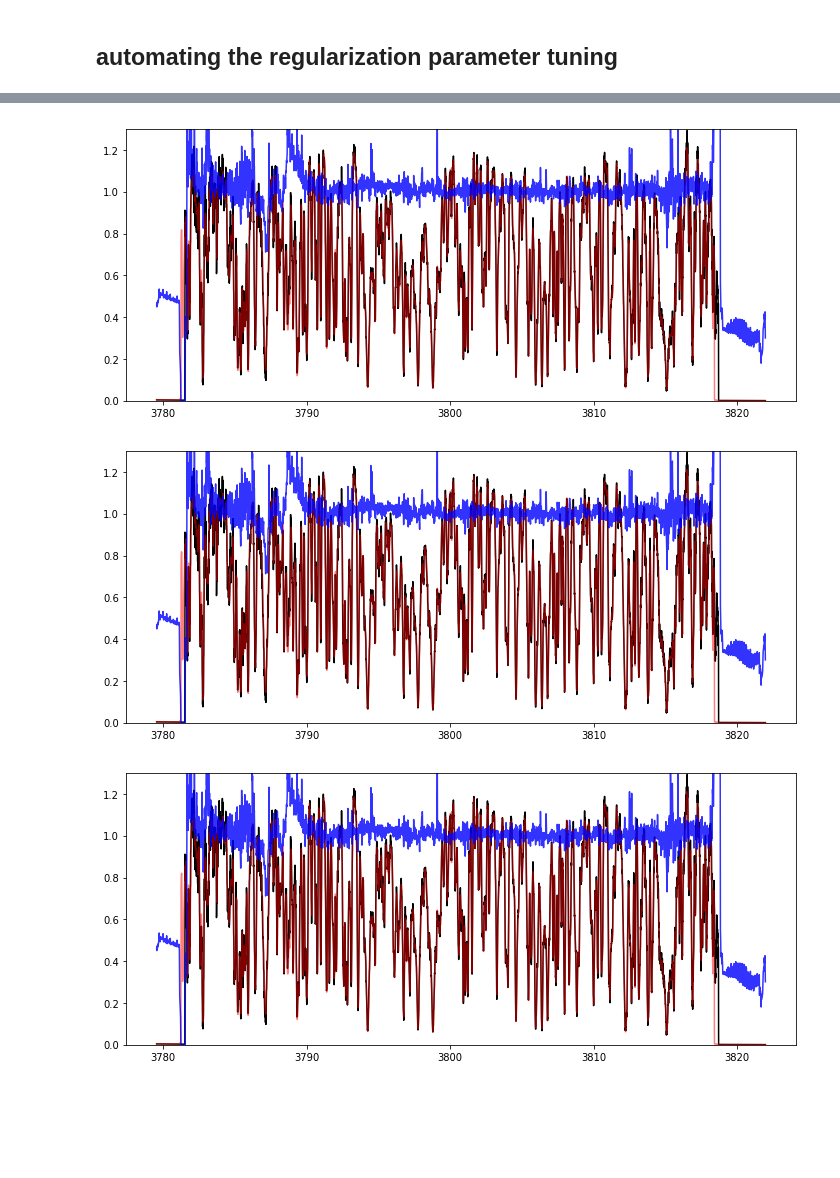
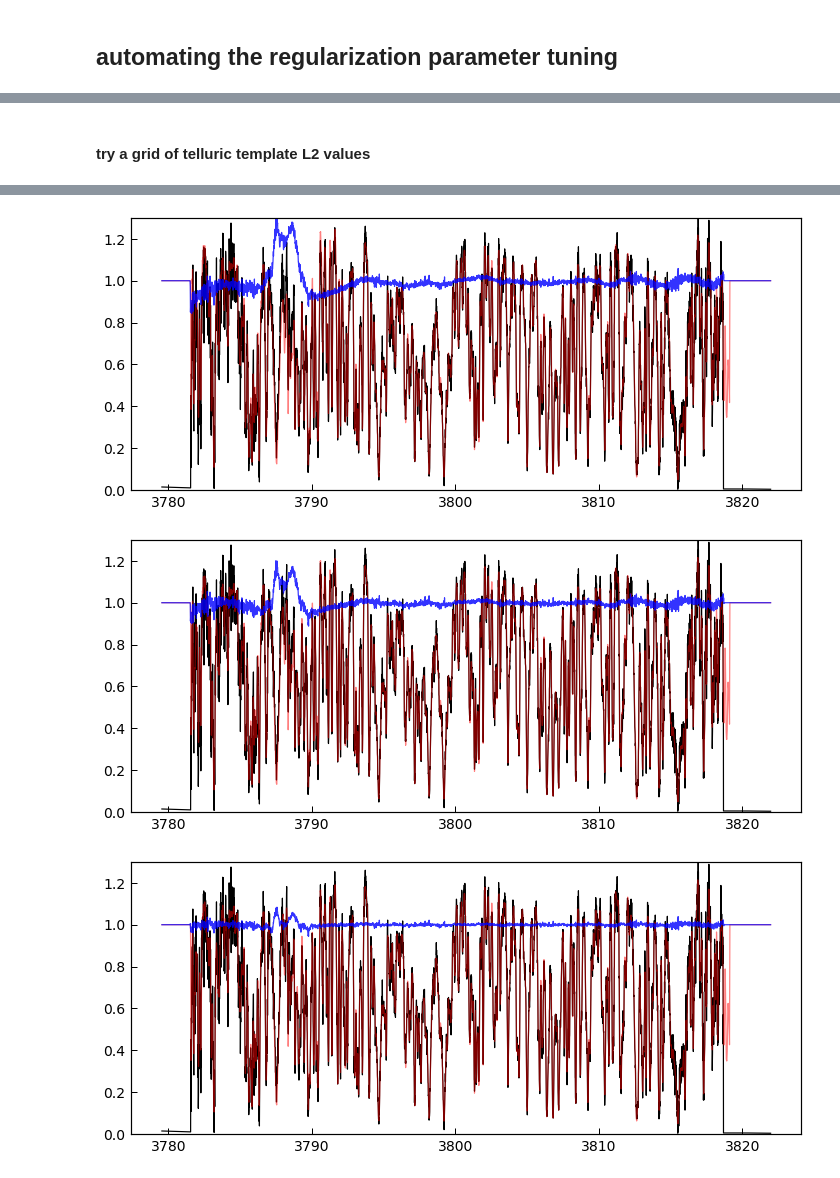
Before and after one commit to megbedell/wobble, a Jupyter notebook: regularization3.ipynb, the cells around one changed output, grey strips where cells are left out. Saved outputs shown, nothing was run; the diff lists cells and outputs as text; code cells hidden in the pictures; blank space fills up the shorter version.

```diff
--- a/regularization3.ipynb
+++ b/regularization3.ipynb
@@ -10,7 +10,7 @@ from tqdm import tqdm
 # %%
 starname = '51peg'
 o = 0
-data = wobble.Data(starname+'_e2ds.hdf5', filepath='data/', orders=[o])
+data = wobble.Data(starname+'_e2ds.hdf5', filepath='data/', orders=[o], padding=3)
 results = wobble.Results(data=data)
 # %%
 validation_epochs = np.random.choice(data.N, data.N//10, replace=False)
@@ -47,5 +50,6 @@ for key in zero_regularization_dict:
 # %%
-def test_regularization_value(par, value, training_model, validation_model, regularization_dict, plot=False):
+def test_regularization_value(par, value, training_model, validation_model, regularization_dict,
+                              plot=False):
     '''
     Try setting regularization parameter `par` to value `value`; return goodness metric `nll`.
     '''
@@ -53,10 +57,13 @@ def test_regularization_value(par, value, training_model, validation_model, regu
     training_model.optimize(niter=60, feed_dict=regularization_dict)
     validation_dict = {**regularization_dict}
     for c in validation_model.components:
-        validation_dict[getattr(c, 'template_xs')] = getattr(training_model.results, c.name+'_template_xs')[training_model.r]
-        validation_dict[getattr(c, 'template_ys')] = getattr(training_model.results, c.name+'_template_ys')[training_model.r]
+        validation_dict[getattr(c, 'template_xs')] = getattr(training_model.results,
+                                                             c.name+'_template_xs')[training_model.r]
+        validation_dict[getattr(c, 'template_ys')] = getattr(training_model.results,
+                                                             c.name+'_template_ys')[training_model.r]
         if c.K > 0:
-            validation_dict[getattr(c, 'basis_vectors')] = getattr(training_model.results, c.name+'_basis_vectors')[training_model.r]
+            validation_dict[getattr(c, 'basis_vectors')] = getattr(training_model.results,
+                                                                   c.name+'_basis_vectors')[training_model.r]
     session = wobble.utils.get_session()
     for i in tqdm(range(60)):
         for c in validation_model.components:
@@ -65,23 +72,46 @@ def test_regularization_value(par, value, training_model, validation_model, regu
             if c.K > 0:
                 session.run(c.opt_basis_weights, feed_dict=validation_dict)
 
+    zero_regularization_dict = {**regularization_dict} # for final chi-sq eval
+    for key in zero_regularization_dict:
+        zero_regularization_dict[key] = 0.0
+    for c in validation_model.components:
+        zero_regularization_dict[getattr(c, 'template_xs')] = getattr(training_model.results,
+                                                             c.name+'_template_xs')[training_model.r]
+        zero_regularization_dict[getattr(c, 'template_ys')] = getattr(training_model.results,
+                                                             c.name+'_template_ys')[training_model.r]
+        if not c.rvs_fixed:
+            zero_regularization_dict[getattr(c, 'rvs')] = getattr(validation_model.results,
+                                                             c.name+'_rvs')[training_model.r]
+        if c.K > 0:
+            zero_regularization_dict[getattr(c, 'basis_vectors')] = getattr(training_model.results,
+                                                                   c.name+'_basis_vectors')[training_model.r]
+            zero_regularization_dict[getattr(c, 'basis_weights')] = getattr(validation_model.results,
+                                                                   c.name+'_basis_weights')[training_model.r]
+
+
     if plot:
         for c in validation_model.components:
-            validation_model.results.update(c)
+            validation_model.results.update(c, feed_dict=validation_dict)
         n = validation_epochs[0]
         fig, ax = plt.subplots(1, 1, figsize=(12,5))
         ax.plot(np.exp(data.xs[r][n]), np.exp(data.ys[r][n]), color='k')
         ax.plot(np.exp(data.xs[r][n]), np.exp(validation_results.star_ys_predicted[r][n]), color='r', alpha=0.5)
         ax.plot(np.exp(data.xs[r][n]), np.exp(validation_results.tellurics_ys_predicted[r][n]), color='b', alpha=0.8)
-        #ax.set_xlim([3935,3940])
         ax.set_ylim([0.0,1.3])
-        fig.show()
+        # HACK:
+        return session.run(validation_model.nll, feed_dict=zero_regularization_dict), training_results.tellurics_template_ys[r]
+
     return session.run(validation_model.nll, feed_dict=zero_regularization_dict)
+# %% [markdown]
+#### try a grid of telluric template L2 values
 # %%
-par = training_model.components[1].L2_basis_vectors_tensor
+par = training_model.components[1].L2_template_tensor
 current_value = np.copy(regularization_dict[par])
 grid = np.logspace(-2.0, 2.0, num=5) * current_value
 nll_grid = np.zeros_like(grid)
+template_grid = [0 for n in range(len(grid))]
 for i,val in enumerate(grid):
-    nll_grid[i] = test_regularization_value(par, val, training_model, validation_model, regularization_dict, plot=True)
+    nll_grid[i], template_grid[i] = test_regularization_value(par, val, training_model, validation_model,
+                                            regularization_dict, plot=True)
 # %% [output]
@@ -90,6 +120,6 @@ for i,val in enumerate(grid):
-[figure, old version]
+[figure, new version]
-[figure, old version]
+[figure, new version]
-[figure, old version]
+[figure, new version]
 # %%
 plt.scatter(grid, nll_grid)
 plt.xscale('log')
```
Also changed, not shown: parts of 19 cells of this notebook, 4 other files.
